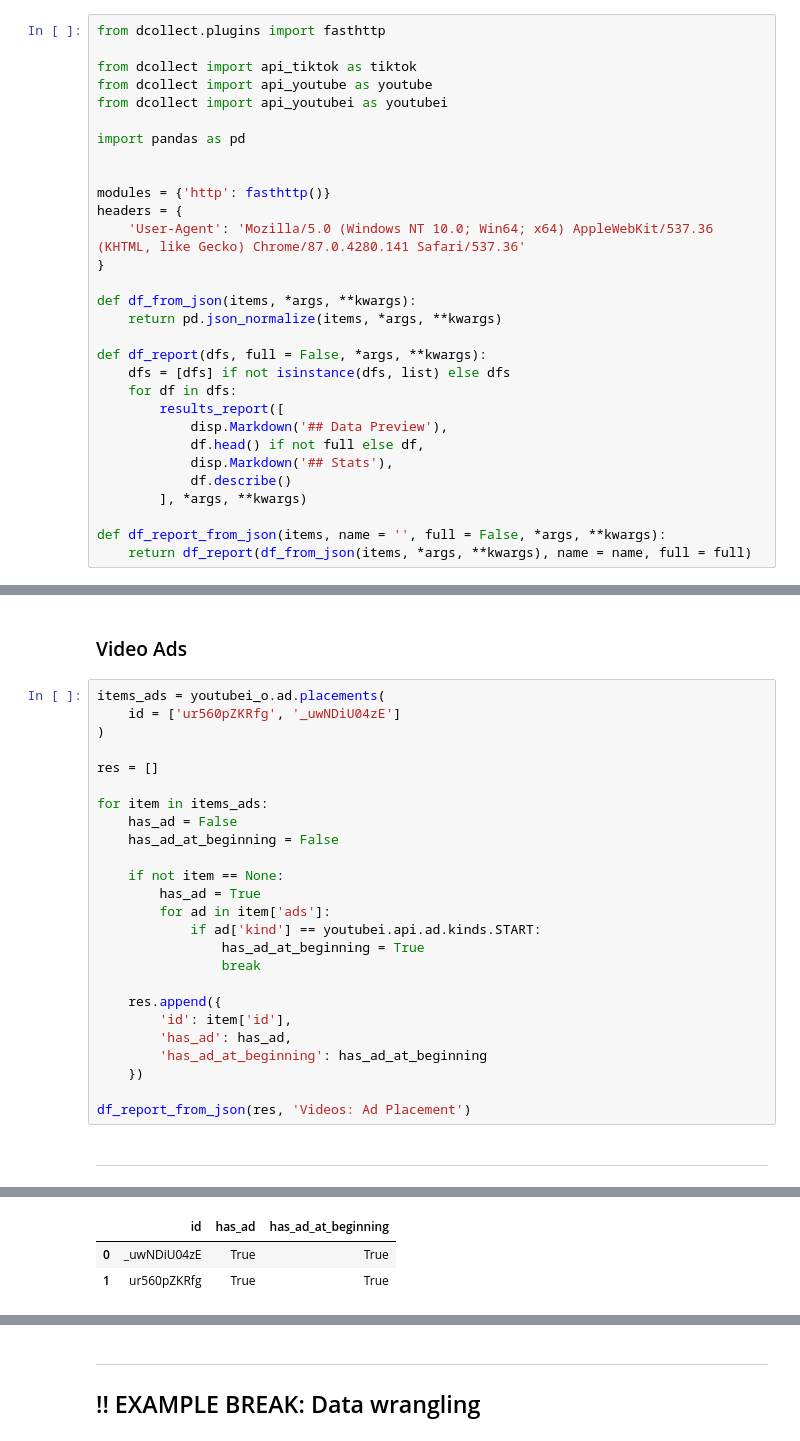
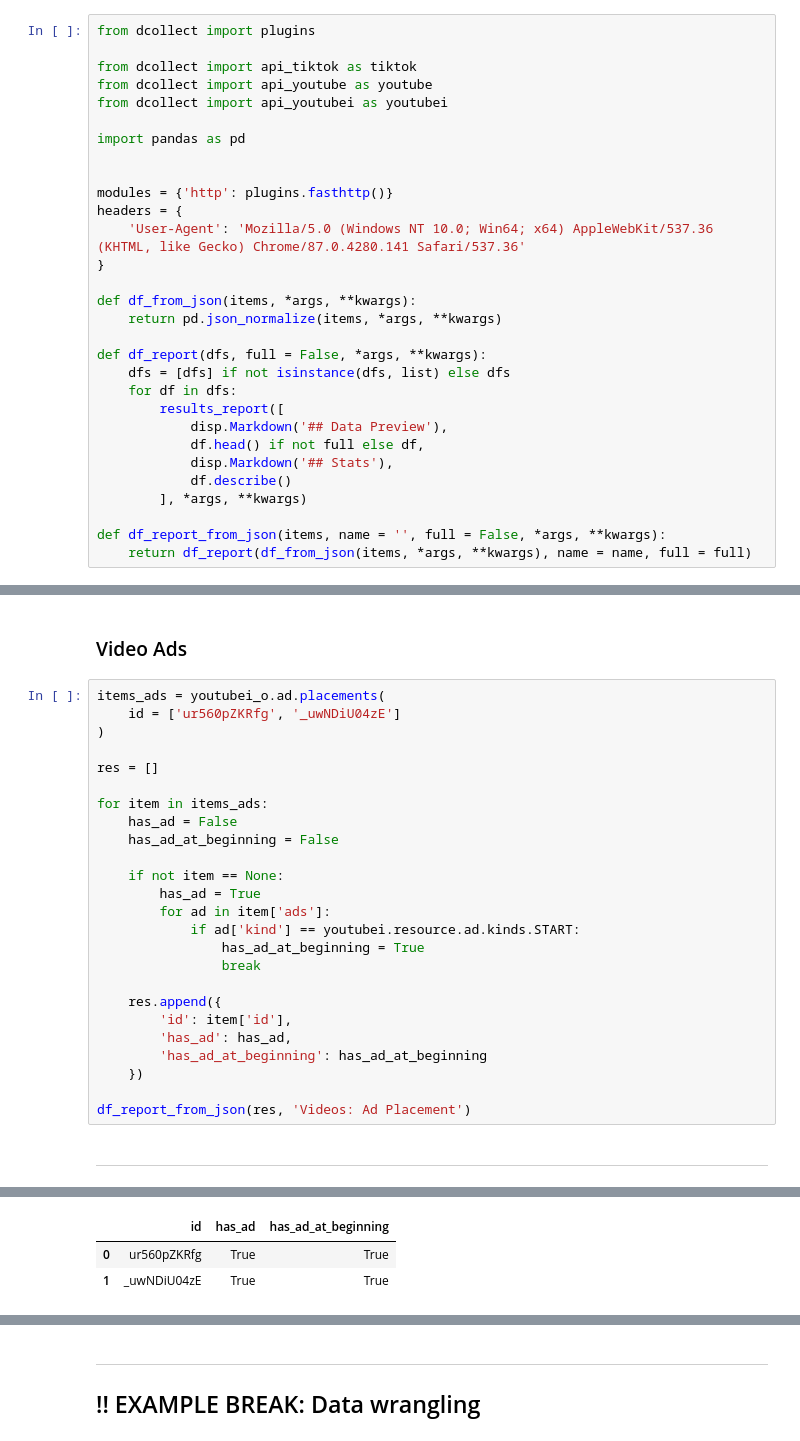
Before and after one commit to oakaigh/cogs108-wi21-group068, a Jupyter notebook: EDA/demo.ipynb, the cells around one changed output, grey strips where cells are left out. Saved outputs shown, nothing was run; the diff lists cells and outputs as text.

```diff
--- a/EDA/demo.ipynb
+++ b/EDA/demo.ipynb
@@ -29,7 +29,7 @@ import sys
 !{sys.executable} -m pip install --quiet --user pandas
 !{sys.executable} -m pip install --quiet --user -r requirements.txt
 # %%
-from dcollect.plugins import fasthttp
+from dcollect import plugins
 
 from dcollect import api_tiktok as tiktok
 from dcollect import api_youtube as youtube
@@ -38,7 +38,7 @@ from dcollect import api_youtubei as youtubei
 import pandas as pd
 
 
-modules = {'http': fasthttp()}
+modules = {'http': plugins.fasthttp()}
 headers = {
     'User-Agent': 'Mozilla/5.0 (Windows NT 10.0; Win64; x64) AppleWebKit/537.36 (KHTML, like Gecko) Chrome/87.0.4280.141 Safari/537.36'
 }
@@ -221,35 +221,35 @@ youtubei_o = youtubei.api(
 # %%
 items_ads = youtubei_o.ad.placements(
     id = ['ur560pZKRfg', '_uwNDiU04zE']
 )
 
 res = []
 
 for item in items_ads:
     has_ad = False
     has_ad_at_beginning = False
 
     if not item == None:
         has_ad = True
         for ad in item['ads']:
-            if ad['kind'] == youtubei.api.ad.kinds.START:
+            if ad['kind'] == youtubei.resource.ad.kinds.START:
                 has_ad_at_beginning = True
                 break
 
     res.append({
         'id': item['id'],
         'has_ad': has_ad,
         'has_ad_at_beginning': has_ad_at_beginning
     })
 
 df_report_from_json(res, 'Videos: Ad Placement')
 # %% [output]
 ---
 # Results - Videos: Ad Placement
 ## Data Preview
 |  | id | has_ad | has_ad_at_beginning |
-| 0 | _uwNDiU04zE | True | True |
-| 1 | ur560pZKRfg | True | True |
+| 0 | ur560pZKRfg | True | True |
+| 1 | _uwNDiU04zE | True | True |
 ## Stats
 |  | id | has_ad | has_ad_at_beginning |
 | count | 2 | 2 | 2 |
```
Also changed, not shown: parts of 17 cells of this notebook, 3 other files.
